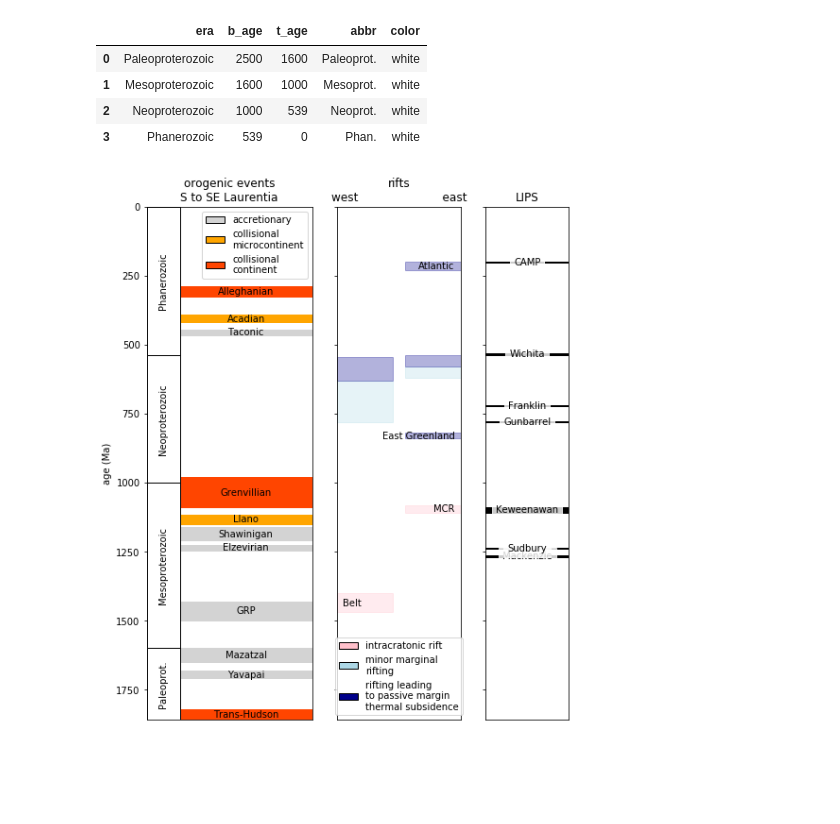
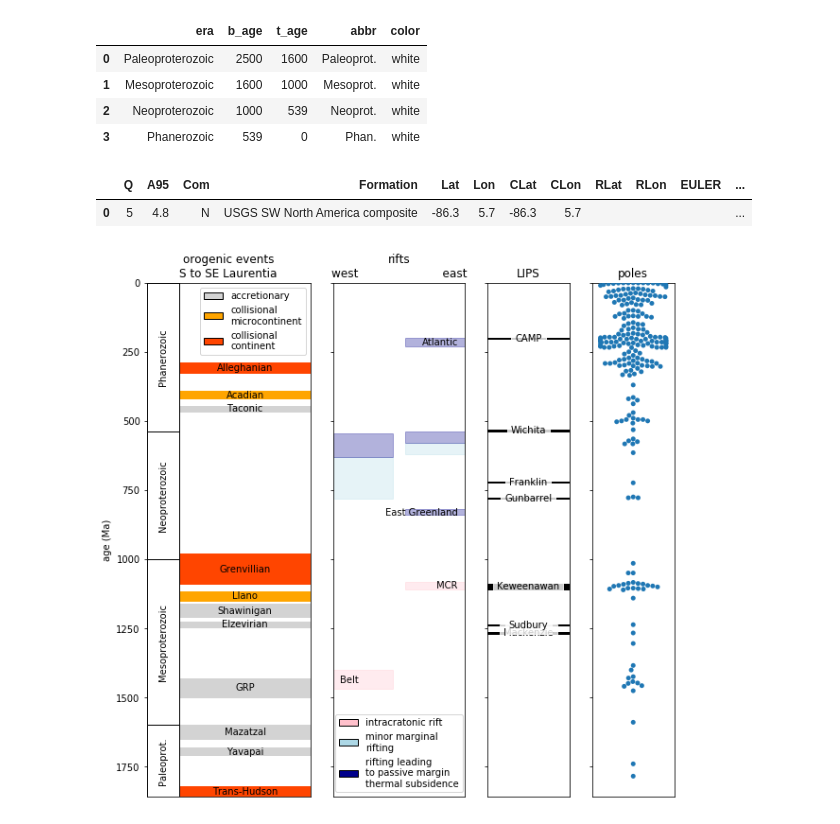
Before and after one commit to Swanson-Hysell-Group/Laurentia_Paleogeography, a Jupyter notebook: Code/Laurentia_tectonic_summary.ipynb, the cells around one changed output. Saved outputs shown, nothing was run; the diff lists cells and outputs as text; code cells hidden in the pictures; blank space fills up the shorter version.

Commit message:
update tectonic history plot to include a plot of pole age

```diff
--- a/Code/Laurentia_tectonic_summary.ipynb
+++ b/Code/Laurentia_tectonic_summary.ipynb
@@ -41,9 +43,17 @@ timescale
 | 1 | Mesoproterozoic | 1600 | 1000 | Mesoprot. | white |
 | 2 | Neoproterozoic | 1000 | 539 | Neoprot. | white |
 | 3 | Phanerozoic | 539 | 0 | Phan. | white |
+# %%
+Precambrian_poles = pd.read_csv('../Data/Leirubakki_poles_w_PlateID.csv')
+Laurentia_Precambrian_poles = Precambrian_poles[Precambrian_poles['Terrane']=='Laurentia']
+Phanerozoic_poles = pd.read_csv('../Data/Torsvik_Laurentia_Pole_Compilation.csv')
+Phanerozoic_poles.head(1)
+# %% [output]
+|  | Q | A95 | Com | Formation | Lat | Lon | CLat | CLon | RLat | RLon | EULER | ... |
+| 0 | 5 | 4.8 | N | USGS SW North America composite | -86.3 | 5.7 | -86.3 | 5.7 |  |  |  | ... |
 # %%
-fig = plt.figure(figsize=(8,10))
-gs = gridspec.GridSpec(1, 3, width_ratios=[2, 1.5, 1])
+fig = plt.figure(figsize=(10,10))
+gs = gridspec.GridSpec(1, 4, width_ratios=[2.5, 2, 1.25, 1.25])
 
 ax_orogeny = fig.add_subplot(gs[0])
 
@@ -163,32 +173,51 @@ legend_elements = [Patch(facecolor='pink', edgecolor='k',
 plt.legend(handles=legend_elements, loc='lower center', fontsize = 10)
 
 ax_LIP = fig.add_subplot(gs[2])
 
 for event in tectonic_events.index:
     if tectonic_events['event_type'][event] == 'LIP':
         start = tectonic_events['start'][event]
         end = tectonic_events['end'][event]
         name = tectonic_events['name'][event]
         rect = plt.Rectangle((0, end), 1, start-end, color='k')
         ax_LIP.add_patch(rect)
         text = plt.text(0.5,(start+end)/2,name,
                  verticalalignment='center',horizontalalignment='center')
         text.set_bbox(dict(facecolor='white', alpha=0.8, edgecolor='white'))
 
 plt.title('LIPS')
 plt.ylim(1860,0)
 plt.tick_params(
     axis='x',          # changes apply to the x-axis
     which='both',      # both major and minor ticks are affected
     bottom=False,      # ticks along the bottom edge are off
     top=False,         # ticks along the top edge are off
     labelbottom=False) # labels along the bottom edge are off
 plt.tick_params(
     axis='y',          # changes apply to the x-axis
     which='both',      # both major and minor ticks are affected
     left=True,      # ticks along the left edge are off
     labelleft=False) # labels along the bottom edge are off
 
-plt.savefig('./Figures/Tectonic_history.pdf', bbox_inches = 'tight', pad_inches = 0)
+
+ax_LIP = fig.add_subplot(gs[3])
+
+sns.swarmplot(y=Laurentia_Precambrian_poles['nominal age'].tolist()+Phanerozoic_poles['Age'].tolist())
+plt.title('poles')
+plt.ylim(1860,0)
+plt.tick_params(
+    axis='x',          # changes apply to the x-axis
+    which='both',      # both major and minor ticks are affected
+    bottom=False,      # ticks along the bottom edge are off
+    top=False,         # ticks along the top edge are off
+    labelbottom=False) # labels along the bottom edge are off
+plt.tick_params(
+    axis='y',          # changes apply to the x-axis
+    which='both',      # both major and minor ticks are affected
+    left=True,      # ticks along the left edge are off
+    labelleft=False) # labels along the bottom edge are off
+
+#plt.tight_layout()
+plt.savefig('../Figures/Tectonic_history.pdf', bbox_inches = 'tight', pad_inches = 0)
 # %% [output]
-[figure, old version]
+[figure, new version]
```
Also changed, not shown: parts of 2 cells of this notebook, 1 other file.
